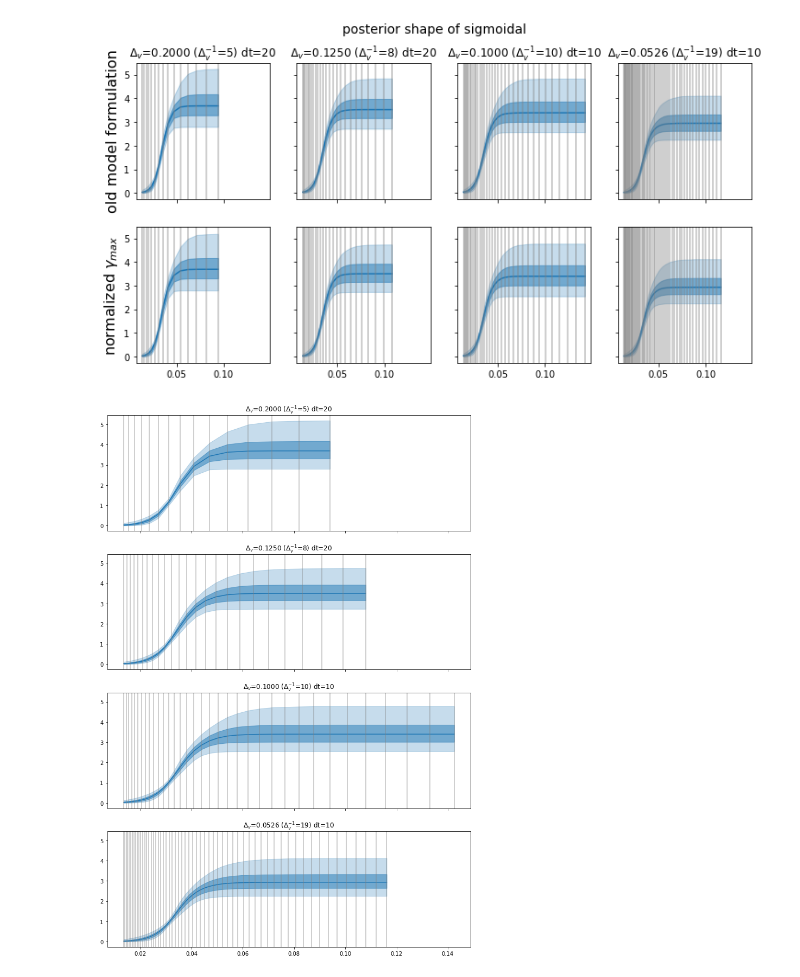
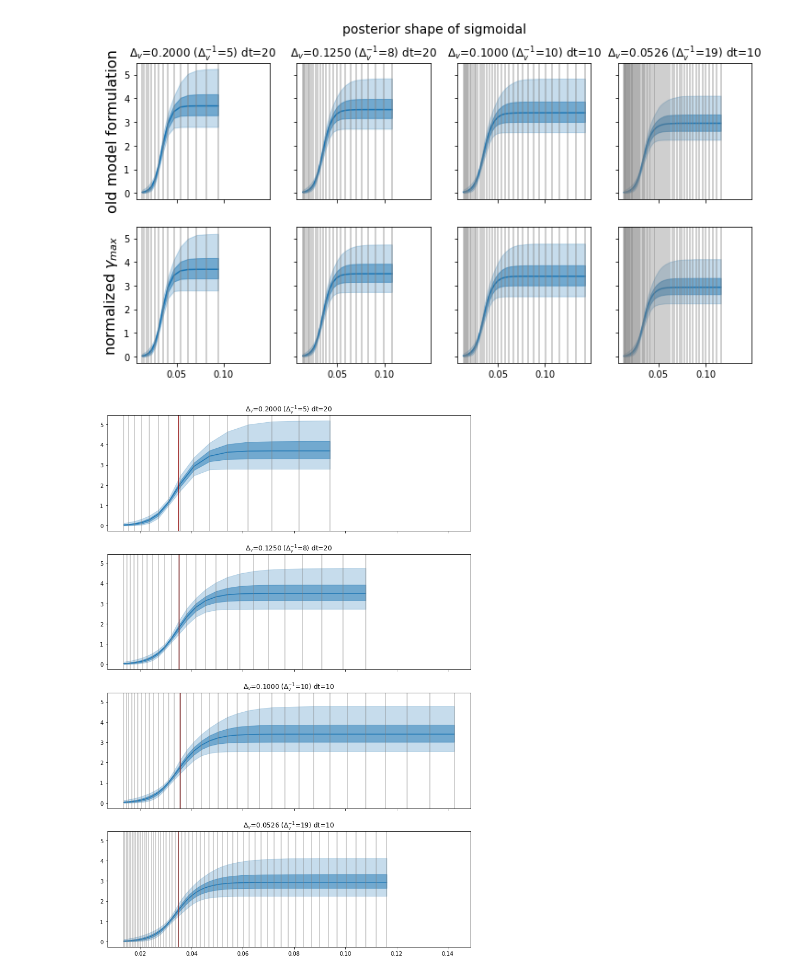
Before and after one commit to fribalet/Bayesian-matrixmodel, a Jupyter notebook: resolutionexperiments_sigmoidaldelta.ipynb, the cells around one changed output. Cells and saved outputs as stored; diff of their text form; code cells hidden in the pictures.

Commit message:
improved plots in resolution experiments

```diff
--- a/resolutionexperiments_sigmoidaldelta.ipynb
+++ b/resolutionexperiments_sigmoidaldelta.ipynb
@@ -331,21 +331,25 @@ None
 # %%
 name = 'normparam'
 
 fig, axs = plt.subplots(nrows=len(sig_quantiles[name]), sharex=True, sharey=True, figsize=(12,18))
 for iax,k in enumerate(data):
     v_min = data_seaflow[k]['v_min']
     delta_v = 1.0/data_seaflow[k]['delta_v_inv']
     v = v_min * 2**(np.arange(data_seaflow[k]['m'])*delta_v)
 
     ax = axs[iax]
     ax.fill_between(x=v, y1=sig_quantiles[name][k][0,:], y2=sig_quantiles[name][k][-1,:], alpha=0.25, color='C0')
     ax.fill_between(x=v, y1=sig_quantiles[name][k][1,:], y2=sig_quantiles[name][k][-2,:], alpha=0.5, color='C0')
     ax.plot(v, sig_quantiles[name][k][2,:], color='C0')
 
     ax.set_title('$\Delta_v$={:.4f} ($\Delta_v^{{-1}}$={:.0f}) dt={:d}'.format(1/data[k]['delta_v_inv'],
                                                                                data[k]['delta_v_inv'],
                                                                                data[k]['dt']))
+    qq = np.percentile(mcmc[name][k]['sig_offset'], q=(5,25,50,75,95))
+    ax.axvspan(qq[0], qq[-1], color='darkred', alpha=0.25)
+    ax.axvspan(qq[1], qq[2], color='darkred', alpha=0.25)
+    ax.axvline(np.mean(mcmc[name][k]['sig_offset']), color='darkred')
     for vi in v:
         ax.axvline(vi, color='.5', alpha=0.5)
 # %% [output]
-[figure, old version]
+[figure, new version]
```
